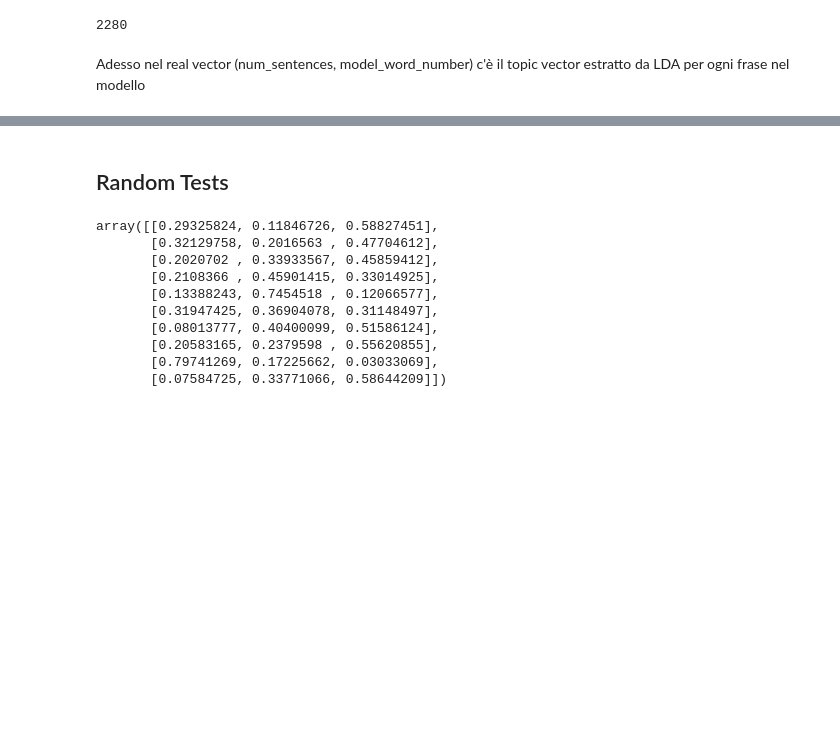
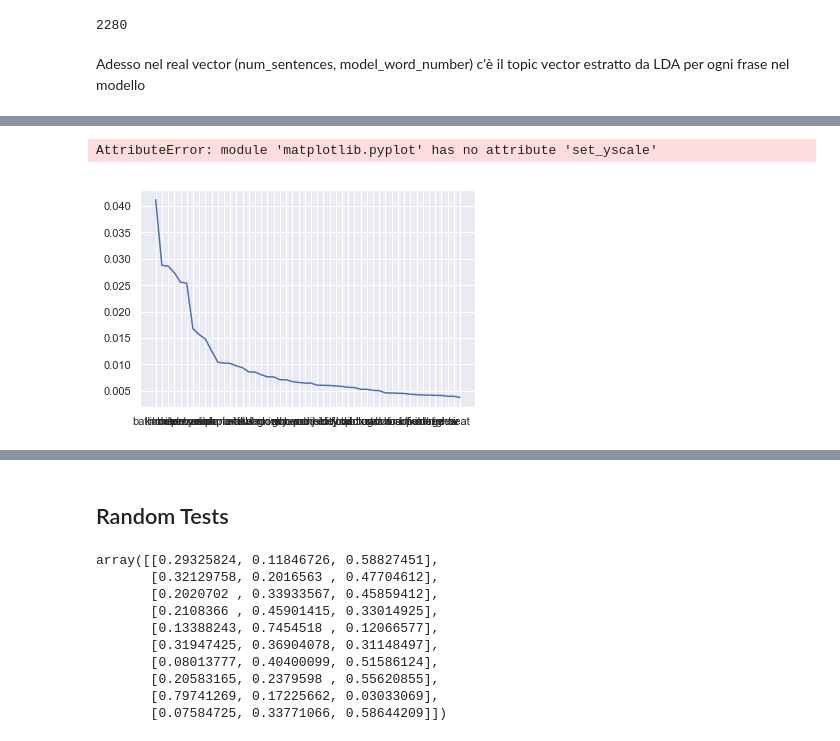
Before and after one commit to federicoBetti/RelGAN, a Jupyter notebook: src/topic_modelling/lda_tests.ipynb, the cells around one changed output, grey strips where cells are left out. Cells and saved outputs as stored; diff of their text form; code cells hidden in the pictures; blank space fills up the shorter version.

```diff
--- a/src/topic_modelling/lda_tests.ipynb
+++ b/src/topic_modelling/lda_tests.ipynb
@@ -195,0 +272,18 @@ Adesso nel real vector (num_sentences, model_word_number) c'è il topic vector e
+# %%
+dict_index_mean = {}
+for ind, m in enumerate(real_vector.mean(axis=0)):
+    dict_index_mean[str(ind)] = m
+# %%
+mean_list = []
+for word, mean in zip(model_index_word_dict.values(), dict_index_mean.values()):
+    mean_list.append((word, mean))
+# %%
+mean_list.sort(key = lambda x: x[1], reverse = True)
+# %%
+mean_list_reduced = mean_list[:50]
+plt.plot([x[0] for x in mean_list_reduced], [x[1] for x in mean_list_reduced])
+plt.set_yscale("log", nonposy='clip')
+plt.show()
+# %% [output]
+AttributeError: module 'matplotlib.pyplot' has no attribute 'set_yscale'
+[figure, added]
```
Also changed, not shown: parts of 20 cells of this notebook, 9 other files.
